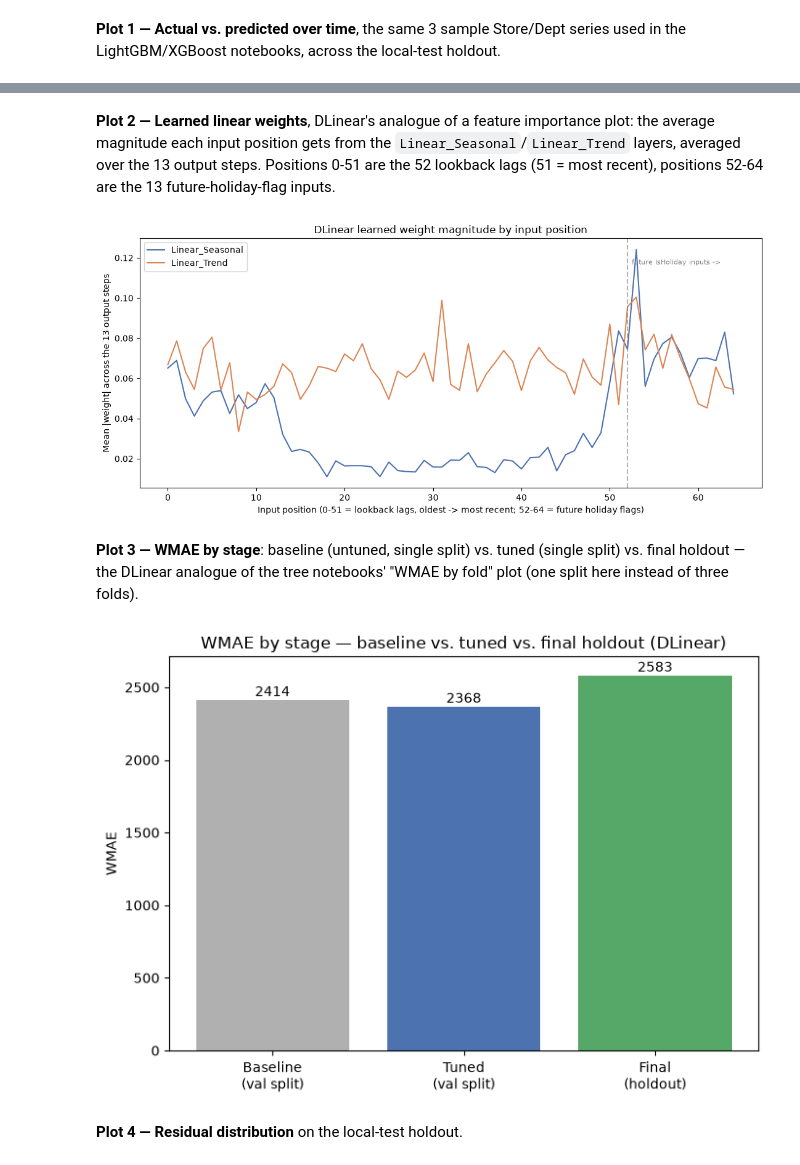
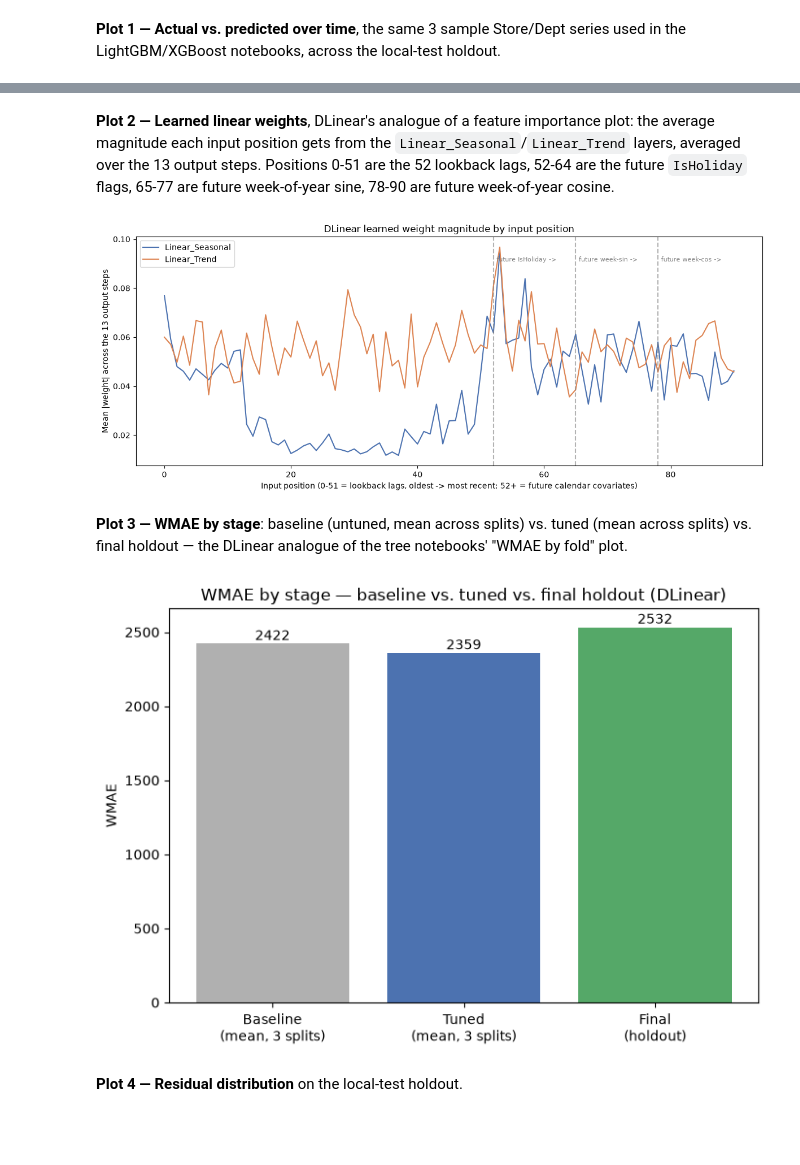
Before and after one commit to tamari1990/ml-final-project, a Jupyter notebook: model_experiment_DLinear.ipynb, the cells around one changed output, grey strips where cells are left out. Cells and saved outputs as stored; diff of their text form; code cells hidden in the pictures; blank space fills up the shorter version.

```diff
--- a/model_experiment_DLinear.ipynb
+++ b/model_experiment_DLinear.ipynb
@@ -500,11 +578,11 @@ with mlflow.start_run(run_name='DLinear_CV_Tuning'):
     mlflow.log_param('param_grid', str(param_grid))
 
     for i, row in grid_results_df.iterrows():
-        mlflow.log_metric('combo_val_wmae', row['val_wmae'], step=i)
+        mlflow.log_metric('combo_mean_val_wmae', row['mean_val_wmae'], step=i)
 
     mlflow.log_params({f'best_{k}': v for k, v in best_params.items()})
-    mlflow.log_metric('best_val_wmae', best_val_wmae)
-    mlflow.log_metric('best_epoch', best_epoch)
+    mlflow.log_metric('best_mean_val_wmae', best_val_wmae)
+    mlflow.log_metric('median_best_epoch', median_best_epoch)
 
 print('DLinear_CV_Tuning run logged.')
 # %% [output]
@@ -551,17 +634,18 @@ out-of-sample) via the 4-block recursive rollout. All plots saved to
 # %%
 def train_fixed_epochs(train_ds, lookback, horizon, kernel_size, learning_rate, n_epochs, batch_size, device):
     """No validation set available at this stage — trains for exactly
-    n_epochs (found via early stopping on the CV validation split in Step 6),
+    n_epochs (found via early stopping on the CV validation splits in Step 6),
     rather than early-stopping again."""
     dl = DataLoader(train_ds, batch_size=batch_size, shuffle=True)
-    model = DLinear(lookback, horizon, kernel_size=kernel_size, n_aux_channels=horizon).to(device)
+    model = DLinear(lookback, horizon, kernel_size=kernel_size, n_aux_channels=horizon * 3).to(device)
     opt = torch.optim.Adam(model.parameters(), lr=learning_rate)
     model.train()
     for _epoch in range(n_epochs):
         for hist_b, aux_b, target_b in dl:
             hist_b, aux_b, target_b = hist_b.to(device), aux_b.to(device), target_b.to(device)
             opt.zero_grad()
-            loss = weighted_mae_loss(model(hist_b, aux_b), target_b, aux_b)
+            is_holiday_b = aux_b[:, :horizon]
+            loss = weighted_mae_loss(model(hist_b, aux_b), target_b, is_holiday_b)
             loss.backward()
             opt.step()
     return model
@@ -570,9 +654,7 @@ def train_fixed_epochs(train_ds, lookback, horizon, kernel_size, learning_rate,
 def predict_holdout_all_series(model, stats, arrays, train_weeks, n_test_weeks, lookback, horizon, device):
     """Recursive rollout for every series, returned as a plotting-ready
     Store/Dept/Date/Actual/Predicted/IsHoliday dataframe, plus a count of
-    series skipped for having zero rows in the training window (no
-    stats/history to forecast from — same situation as the val split, see
-    Step 3)."""
+    series skipped for having zero rows in the training window."""
     n_blocks = int(np.ceil(n_test_weeks / horizon))
     rows = []
     n_skipped = 0
@@ -583,7 +665,8 @@ def predict_holdout_all_series(model, stats, arrays, train_weeks, n_test_weeks,
         mean, std = stats[key]
         hist_norm = (sales[:train_weeks][-lookback:] - mean) / std
         fut_holiday = holiday[train_weeks: train_weeks + n_blocks * horizon]
-        pred_norm = recursive_forecast(model, hist_norm, fut_holiday, lookback, horizon, n_blocks, device)
+        fut_dates = dates_arr[train_weeks: train_weeks + n_blocks * horizon]
+        pred_norm = recursive_forecast(model, hist_norm, fut_holiday, fut_dates, lookback, horizon, n_blocks, device)
         pred_raw = np.clip(pred_norm[:n_test_weeks] * std + mean, 0, None)
         test_dates = dates_arr[train_weeks: train_weeks + n_test_weeks]
         test_actual = sales[train_weeks: train_weeks + n_test_weeks]
@@ -593,14 +676,16 @@ def predict_holdout_all_series(model, stats, arrays, train_weeks, n_test_weeks,
     df = pd.DataFrame(rows, columns=['Store', 'Dept', 'Date', 'Actual', 'Predicted', 'IsHoliday'])
     return df, n_skipped
 # %%
-N_EPOCHS_FINAL = tuned_epoch + 1
+median_tuned_epoch = int(round(np.median(tuned_split_epochs)))
+N_EPOCHS_FINAL = median_tuned_epoch + 1
 
 eval_panel = build_full_calendar_panel(local_train_raw)
 eval_stats = compute_series_stats(eval_panel)
 eval_arrays = series_arrays_from_panel(eval_panel)
 eval_train_ds = SeriesWindowDataset(eval_arrays, eval_stats, LOOKBACK, HORIZON)
 
-print(f'Training final holdout-eval model for {N_EPOCHS_FINAL} fixed epochs on {len(eval_train_ds)} windows...')
+print(f'Training final holdout-eval model for {N_EPOCHS_FINAL} fixed epochs '
+      f'(median of {tuned_split_epochs} + 1) on {len(eval_train_ds)} windows...')
 holdout_model = train_fixed_epochs(
     eval_train_ds, LOOKBACK, HORIZON, **best_params, n_epochs=N_EPOCHS_FINAL, batch_size=BATCH_SIZE, device=device,
 )
@@ -652,38 +737,41 @@ plt.show()
 **Plot 2 — Learned linear weights**, DLinear's analogue of a feature
 importance plot: the average magnitude each input position gets from the
 `Linear_Seasonal`/`Linear_Trend` layers, averaged over the 13 output steps.
-Positions 0-51 are the 52 lookback lags (51 = most recent), positions 52-64
-are the 13 future-holiday-flag inputs.
+Positions 0-51 are the 52 lookback lags, 52-64 are the future `IsHoliday`
+flags, 65-77 are future week-of-year sine, 78-90 are future week-of-year
+cosine.
 # %%
 def mean_abs_weight(layer):
     return layer.weight.detach().cpu().abs().mean(dim=0).numpy()  # (in_features,)
 
 seasonal_w = mean_abs_weight(holdout_model.Linear_Seasonal)
 trend_w = mean_abs_weight(holdout_model.Linear_Trend)
 x = np.arange(len(seasonal_w))
-lag_boundary = LOOKBACK  # positions < this are lookback lags; >= this are future-holiday aux
+boundaries = [LOOKBACK, LOOKBACK + HORIZON, LOOKBACK + 2 * HORIZON]  # lookback | holiday | sin | cos
+boundary_labels = ['future IsHoliday ->', 'future week-sin ->', 'future week-cos ->']
 
-fig, ax = plt.subplots(figsize=(11, 5))
+fig, ax = plt.subplots(figsize=(12, 5))
 ax.plot(x, seasonal_w, label='Linear_Seasonal', color='#4C72B0')
 ax.plot(x, trend_w, label='Linear_Trend', color='#DD8452')
-ax.axvline(lag_boundary, color='gray', linestyle='--', alpha=0.6)
-ax.text(lag_boundary + 0.5, ax.get_ylim()[1] * 0.9, 'future IsHoliday inputs ->', fontsize=8, color='gray')
-ax.set_xlabel('Input position (0-51 = lookback lags, oldest -> most recent; 52-64 = future holiday flags)')
+for b, label in zip(boundaries, boundary_labels):
+    ax.axvline(b, color='gray', linestyle='--', alpha=0.6)
+    ax.text(b + 0.5, ax.get_ylim()[1] * 0.9, label, fontsize=8, color='gray')
+ax.set_xlabel('Input position (0-51 = lookback lags, oldest -> most recent; 52+ = future calendar covariates)')
 ax.set_ylabel('Mean |weight| across the 13 output steps')
 ax.set_title('DLinear learned weight magnitude by input position')
 ax.legend()
 plt.tight_layout()
 plt.savefig('plots/feature_importance_tuned_dlinear.png', dpi=150)
 plt.show()
 # %% [output]
-[figure, old version]
+[figure, new version]
 # %% [markdown]
-**Plot 3 — WMAE by stage**: baseline (untuned, single split) vs. tuned
-(single split) vs. final holdout — the DLinear analogue of the tree
-notebooks' "WMAE by fold" plot (one split here instead of three folds).
+**Plot 3 — WMAE by stage**: baseline (untuned, mean across splits) vs.
+tuned (mean across splits) vs. final holdout — the DLinear analogue of the
+tree notebooks' "WMAE by fold" plot.
 # %%
 fig, ax = plt.subplots(figsize=(7, 5))
-stages = ['Baseline\n(val split)', 'Tuned\n(val split)', 'Final\n(holdout)']
+stages = ['Baseline\n(mean, 3 splits)', 'Tuned\n(mean, 3 splits)', 'Final\n(holdout)']
 values = [baseline_val_wmae, tuned_val_wmae, holdout_wmae]
 colors = ['#B0B0B0', '#4C72B0', '#55A868']
 ax.bar(stages, values, color=colors)
@@ -695,7 +783,7 @@ plt.tight_layout()
 plt.savefig('plots/wmae_by_fold_dlinear.png', dpi=150)
 plt.show()
 # %% [output]
-[figure, old version]
+[figure, new version]
 # %% [markdown]
 **Plot 4 — Residual distribution** on the local-test holdout.
 # %%
```
Also changed, not shown: parts of 33 cells of this notebook, 7 other files.
